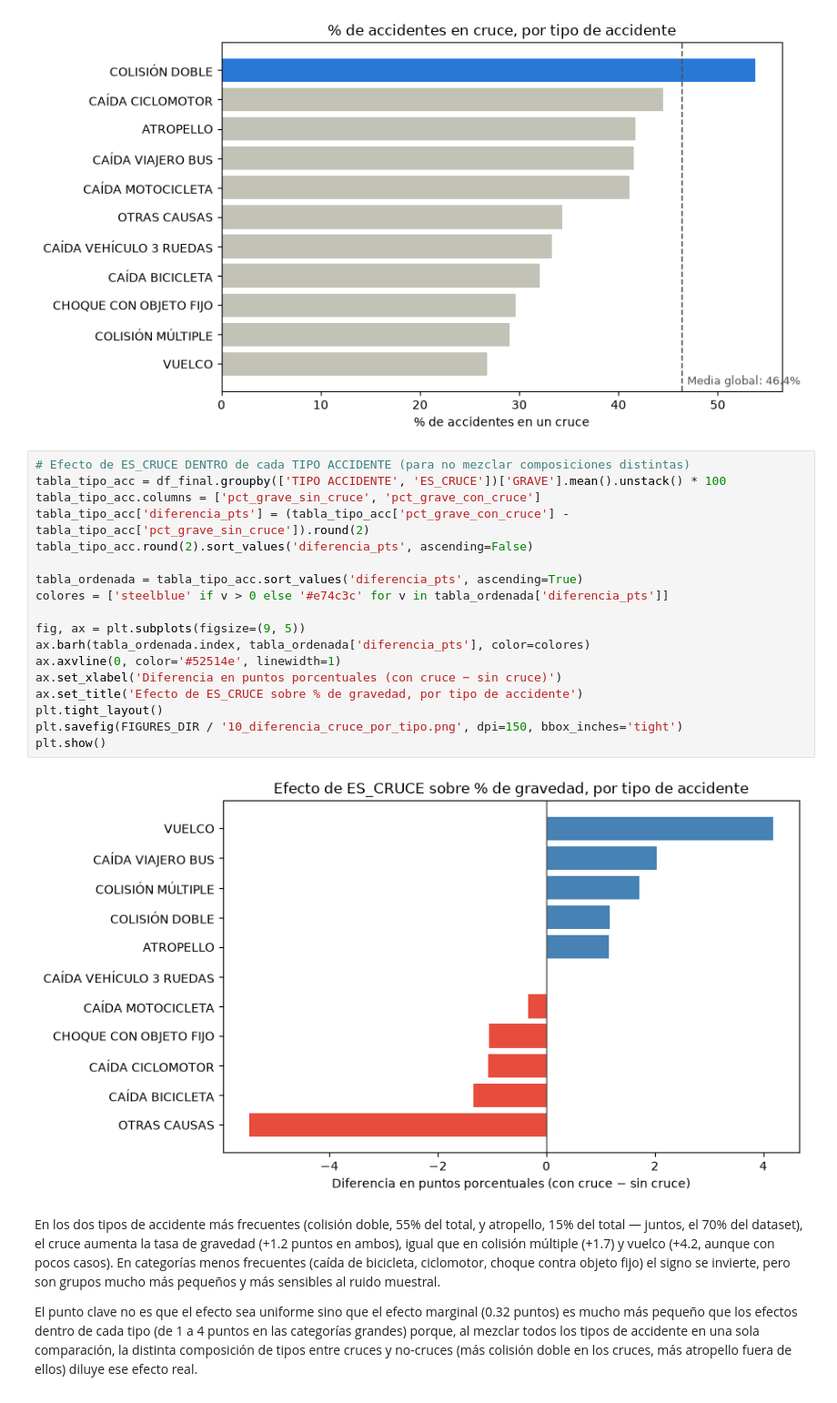
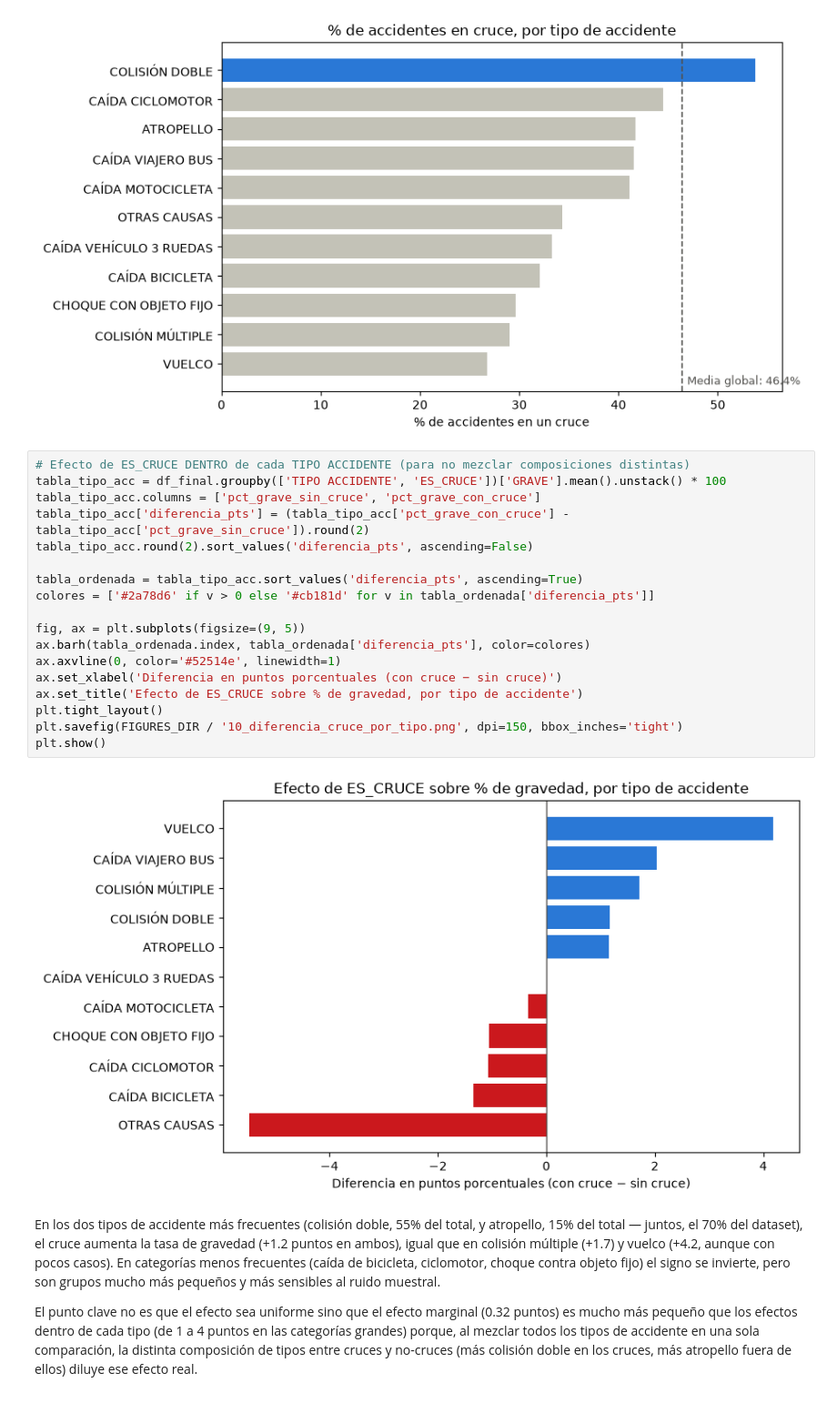
Before and after one commit to meritxellabellan29/TFM-accidentes-trafico, a Jupyter notebook: notebooks/02_Preprocesado.ipynb, the cells around one changed output. Shown at 91% size. Cells and saved outputs as stored; diff of their text form.

```diff
--- a/notebooks/02_Preprocesado.ipynb
+++ b/notebooks/02_Preprocesado.ipynb
@@ -267,23 +267,23 @@ Name: ES_CRUCE, dtype: float64
 # %%
 # Efecto de ES_CRUCE DENTRO de cada TIPO ACCIDENTE (para no mezclar composiciones distintas)
 tabla_tipo_acc = df_final.groupby(['TIPO ACCIDENTE', 'ES_CRUCE'])['GRAVE'].mean().unstack() * 100
 tabla_tipo_acc.columns = ['pct_grave_sin_cruce', 'pct_grave_con_cruce']
 tabla_tipo_acc['diferencia_pts'] = (tabla_tipo_acc['pct_grave_con_cruce'] - tabla_tipo_acc['pct_grave_sin_cruce']).round(2)
 tabla_tipo_acc.round(2).sort_values('diferencia_pts', ascending=False)
 
 tabla_ordenada = tabla_tipo_acc.sort_values('diferencia_pts', ascending=True)
-colores = ['steelblue' if v > 0 else '#e74c3c' for v in tabla_ordenada['diferencia_pts']]
+colores = ['#2a78d6' if v > 0 else '#cb181d' for v in tabla_ordenada['diferencia_pts']]
 
 fig, ax = plt.subplots(figsize=(9, 5))
 ax.barh(tabla_ordenada.index, tabla_ordenada['diferencia_pts'], color=colores)
 ax.axvline(0, color='#52514e', linewidth=1)
 ax.set_xlabel('Diferencia en puntos porcentuales (con cruce − sin cruce)')
 ax.set_title('Efecto de ES_CRUCE sobre % de gravedad, por tipo de accidente')
 plt.tight_layout()
 plt.savefig(FIGURES_DIR / '10_diferencia_cruce_por_tipo.png', dpi=150, bbox_inches='tight')
 plt.show()
 # %% [output]
-[figure, old version]
+[figure, new version]
 # %% [markdown]
 En los dos tipos de accidente más frecuentes (colisión doble, 55% del total, y atropello, 15% del total — juntos, el 70% del dataset), el cruce aumenta la tasa de gravedad (+1.2 puntos en ambos), igual que en colisión múltiple (+1.7) y vuelco (+4.2, aunque con pocos casos). En categorías menos frecuentes (caída de bicicleta, ciclomotor, choque contra objeto fijo) el signo se invierte, pero son grupos mucho más pequeños y más sensibles al ruido muestral.
 
```
Also changed, not shown: 25 other files.
